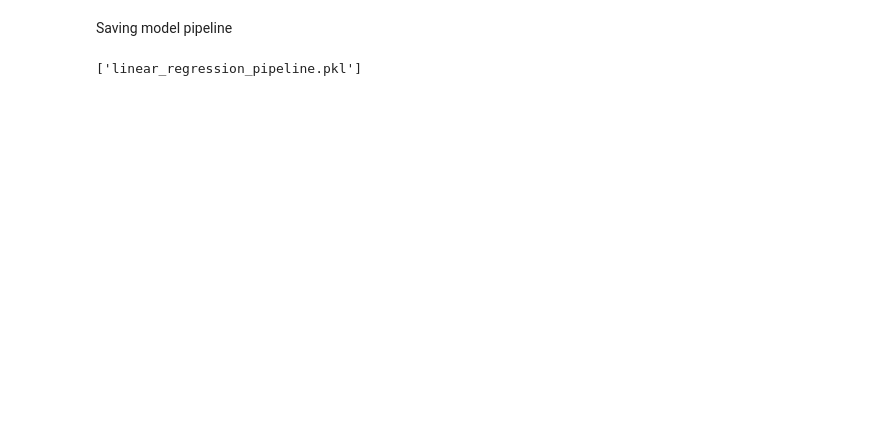
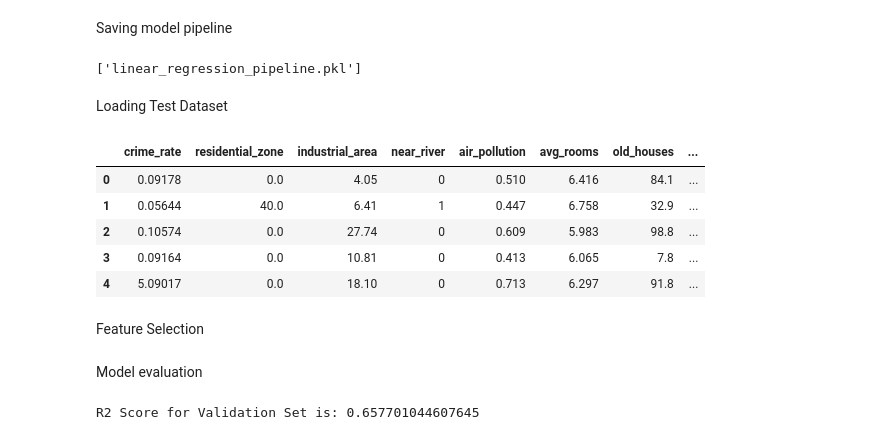
Before and after one commit to samuelfrann/Codveda-Internship, a Jupyter notebook: Linear Regression Model/notebooks/Model_training.ipynb, the cells around one changed output. Cells and saved outputs as stored; diff of their text form; code cells hidden in the pictures; blank space fills up the shorter version.

```diff
--- a/Linear Regression Model/notebooks/Model_training.ipynb
+++ b/Linear Regression Model/notebooks/Model_training.ipynb
@@ -66,3 +66,17 @@ Saving model pipeline
 joblib.dump(pipe, 'linear_regression_pipeline.pkl')
 # %% [output]
 ['linear_regression_pipeline.pkl']
+# %% [markdown]
+Loading Test Dataset
+# %%
+test = pd.read_csv(r"C:\Users\pc\Documents\MACHINE LEARNING\Codveda-Internship\Linear Regression Model\datasets\house prediction test set.csv")
+test.head(5)
+# %% [output]
+|  | crime_rate | residential_zone | industrial_area | near_river | air_pollution | avg_rooms | old_houses | ... |
+| 0 | 0.09178 | 0.0 | 4.05 | 0 | 0.510 | 6.416 | 84.1 | ... |
+| 1 | 0.05644 | 40.0 | 6.41 | 1 | 0.447 | 6.758 | 32.9 | ... |
+| 2 | 0.10574 | 0.0 | 27.74 | 0 | 0.609 | 5.983 | 98.8 | ... |
+| 3 | 0.09164 | 0.0 | 10.81 | 0 | 0.413 | 6.065 | 7.8 | ... |
+| 4 | 5.09017 | 0.0 | 18.10 | 0 | 0.713 | 6.297 | 91.8 | ... |
+# %% [markdown]
+Feature Selection
@@ -68,0 +86,2 @@ joblib.dump(pipe, 'linear_regression_pipeline.pkl')
+# %% [markdown]
+Model evaluation
@@ -68,0 +90,5 @@ joblib.dump(pipe, 'linear_regression_pipeline.pkl')
+# %%
+r2_test = r2_score(y_test, y_lr_test_pred)
+print(f'R2 Score for Validation Set is: {r2_test}')
+# %% [output]
+R2 Score for Validation Set is: 0.657701044607645
```
Also changed, not shown: parts of 13 cells of this notebook, 11 other files.
